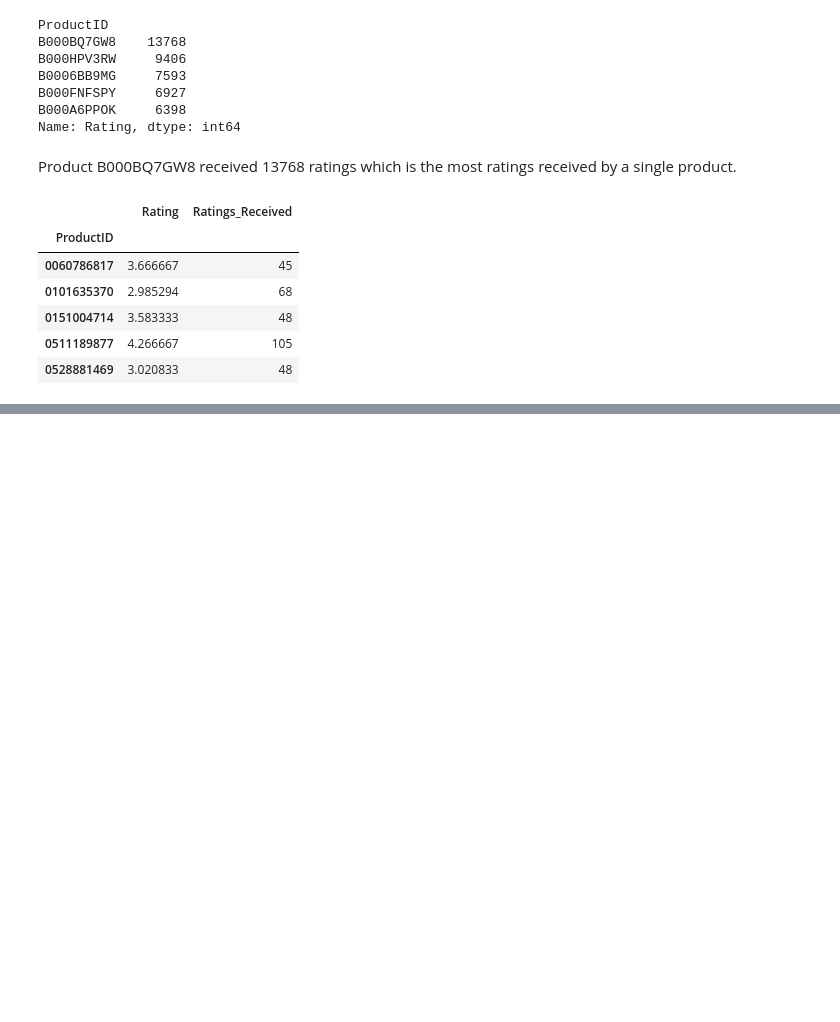
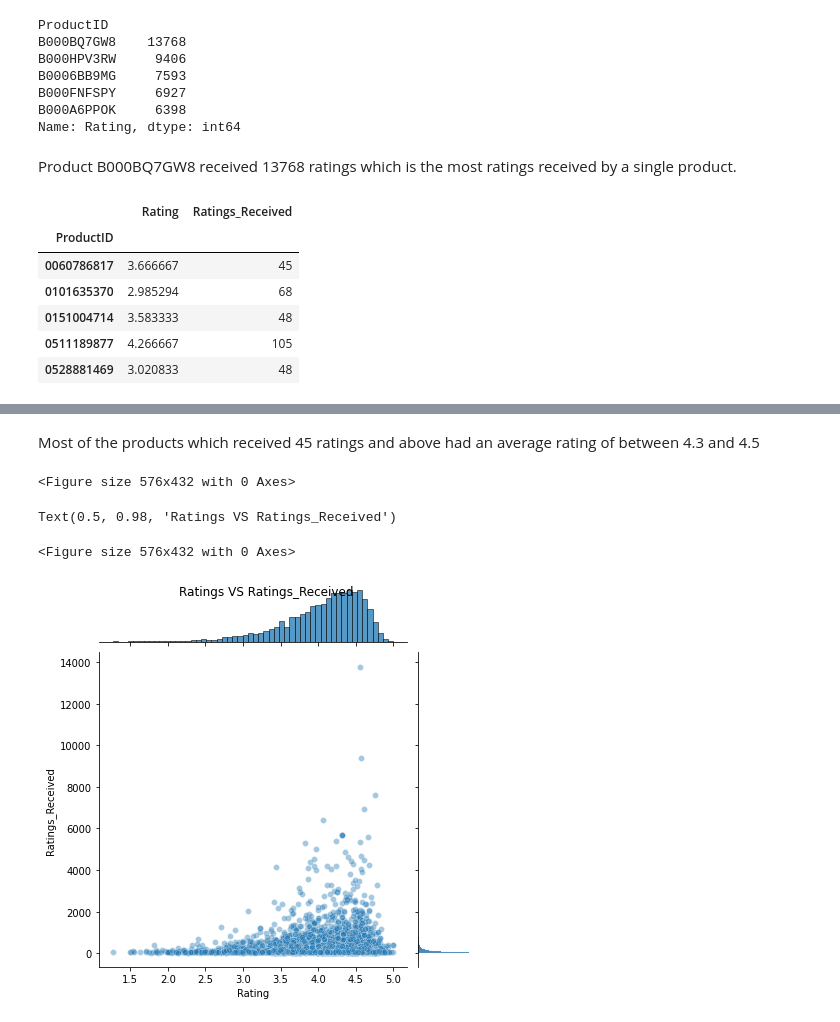
Before and after one commit to Blaisekhan/Capstone-Project---Recommender-Systems, a Jupyter notebook: Capstone_codes.ipynb, the cells around one changed output, grey strips where cells are left out. Cells and saved outputs as stored; diff of their text form; code cells hidden in the pictures; blank space fills up the shorter version.

```diff
--- a/Capstone_codes.ipynb
+++ b/Capstone_codes.ipynb
@@ -313,0 +321,12 @@ avg_total_rating.head()
+# %% [markdown]
+Most of the products which received 45 ratings and above had an average rating of between 4.3 and 4.5
+# %%
+#Ratings Vs Ratings received
+plt.figure(figsize=(8,6))
+p = sns.jointplot(x='Rating', y='Ratings_Received', data= avg_total_rating, alpha=0.4)
+p.fig.suptitle('Ratings VS Ratings_Received')
+# %% [output]
+<Figure size 576x432 with 0 Axes>
+Text(0.5, 0.98, 'Ratings VS Ratings_Received')
+<Figure size 576x432 with 0 Axes>
+[figure, added]
```
Also changed, not shown: parts of 3 cells of this notebook.
